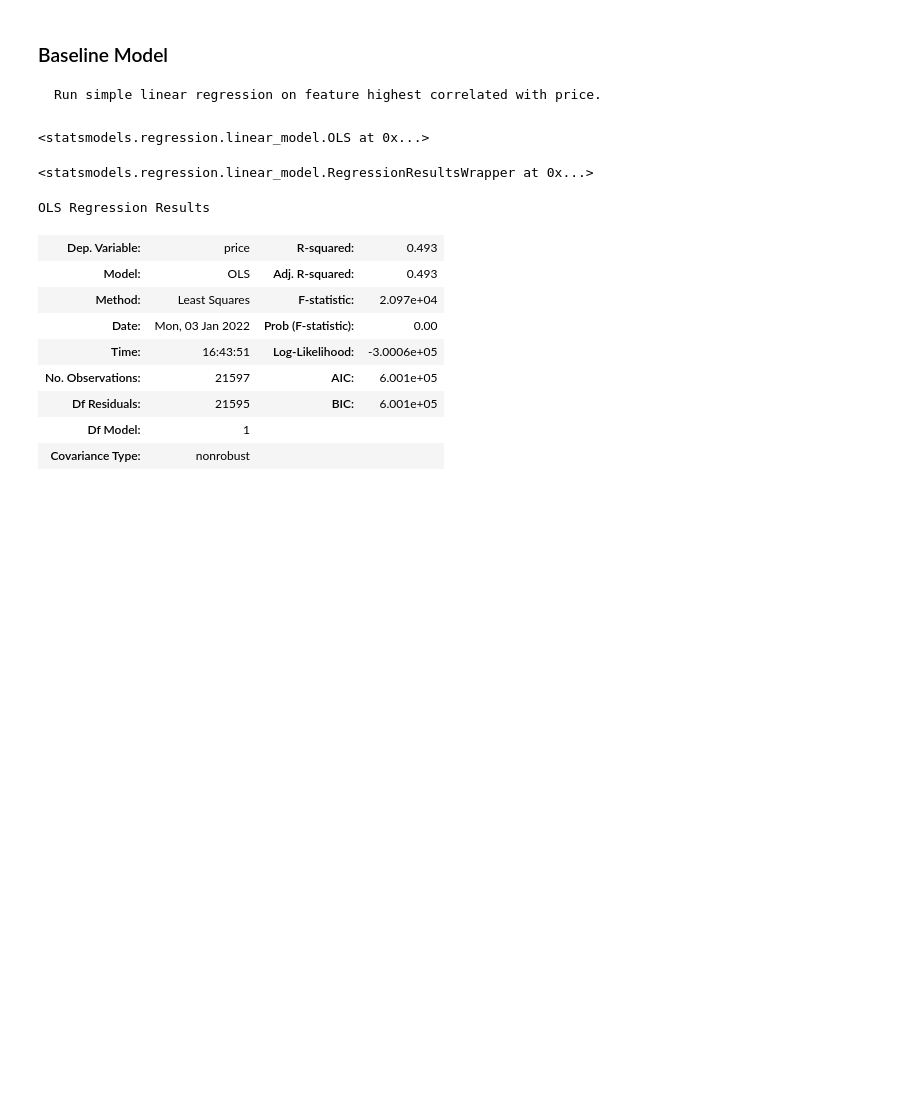
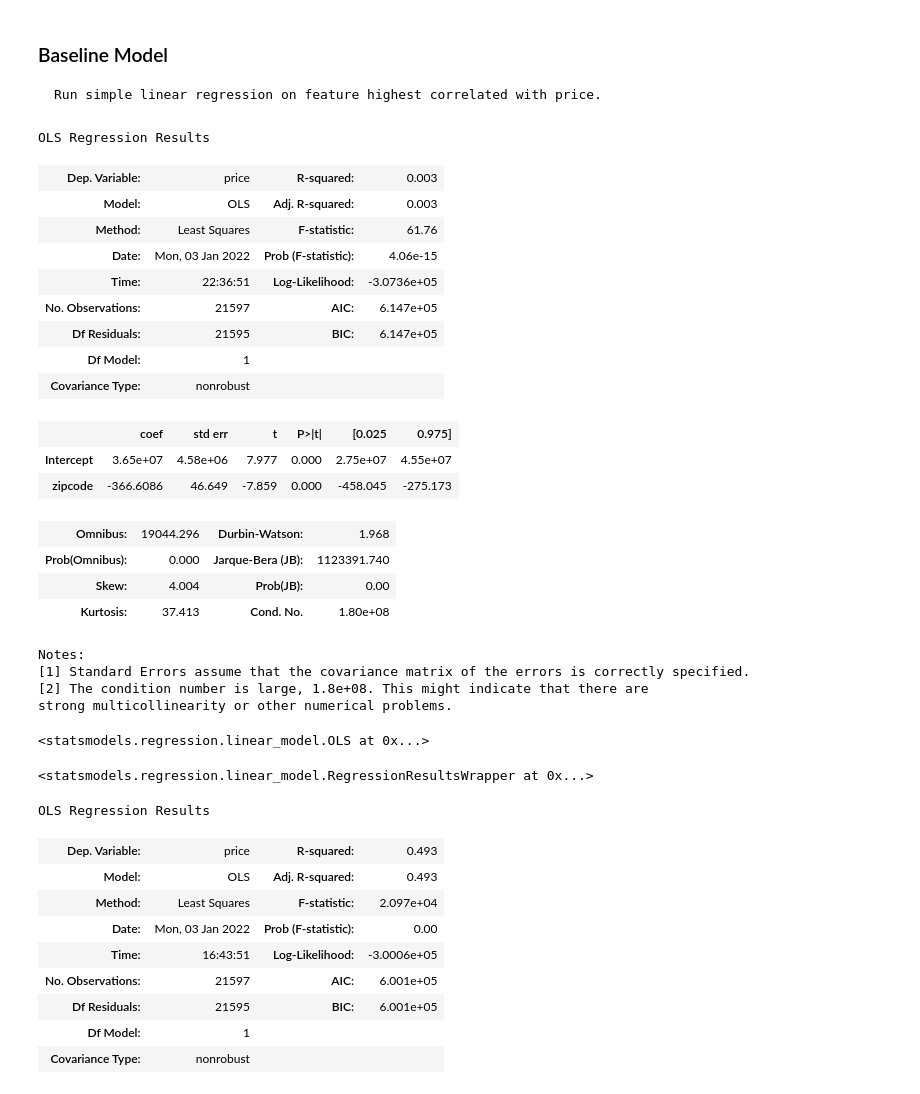
Before and after one commit to westonshuken/King-county-housing-analysis, a Jupyter notebook: index-OLS testing Ross.ipynb, the cells around one changed output. Cells and saved outputs as stored; diff of their text form; code cells hidden in the pictures; blank space fills up the shorter version.

```diff
--- a/index-OLS testing Ross.ipynb
+++ b/index-OLS testing Ross.ipynb
@@ -148,6 +186,34 @@ import statsmodels.api as sm
 # %% [markdown]
 ### Baseline Model
     Run simple linear regression on feature highest correlated with price.
+# %%
+# alone, zip code is significant but shows only 0.003 contribution to R squared
+mod2 = sm.formula.ols(formula= "price ~ zipcode", data = raw_data)
+mod2_result = mod2.fit()
+mod2_summ = mod2_result.summary()
+mod2_summ
+# %% [output]
+OLS Regression Results
+| Dep. Variable: | price | R-squared: | 0.003 |
+| Model: | OLS | Adj. R-squared: | 0.003 |
+| Method: | Least Squares | F-statistic: | 61.76 |
+| Date: | Mon, 03 Jan 2022 | Prob (F-statistic): | 4.06e-15 |
+| Time: | 22:36:51 | Log-Likelihood: | -3.0736e+05 |
+| No. Observations: | 21597 | AIC: | 6.147e+05 |
+| Df Residuals: | 21595 | BIC: | 6.147e+05 |
+| Df Model: | 1 |  |  |
+| Covariance Type: | nonrobust |  |  |
+|  | coef | std err | t | P>|t| | [0.025 | 0.975] |
+| Intercept | 3.65e+07 | 4.58e+06 | 7.977 | 0.000 | 2.75e+07 | 4.55e+07 |
+| zipcode | -366.6086 | 46.649 | -7.859 | 0.000 | -458.045 | -275.173 |
+| Omnibus: | 19044.296 | Durbin-Watson: | 1.968 |
+| Prob(Omnibus): | 0.000 | Jarque-Bera (JB): | 1123391.740 |
+| Skew: | 4.004 | Prob(JB): | 0.00 |
+| Kurtosis: | 37.413 | Cond. No. | 1.80e+08 |
+Notes:
+[1] Standard Errors assume that the covariance matrix of the errors is correctly specified.
+[2] The condition number is large, 1.8e+08. This might indicate that there are
+strong multicollinearity or other numerical problems.
 # %%
 # ols
 mod1 = sm.formula.ols(formula= "price ~ sqft_living", data = raw_data)
```
Also changed, not shown: parts of 6 cells of this notebook.
